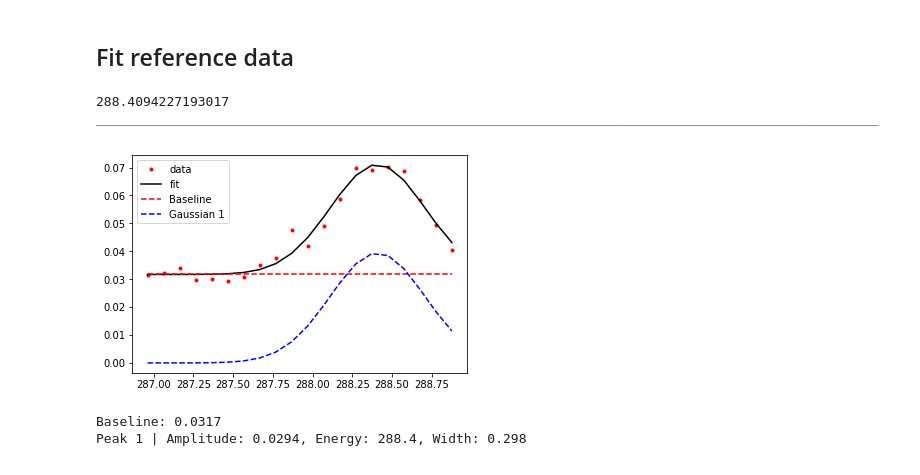
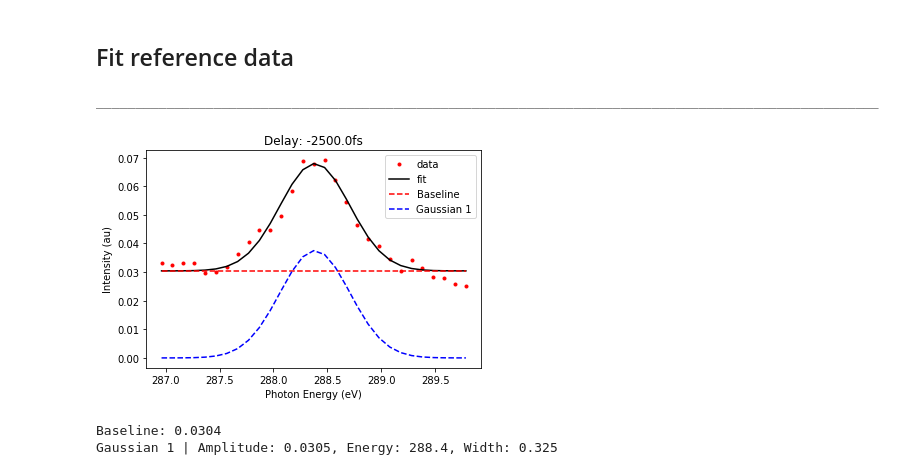
Before and after one commit to devonrball/FermiAnalysis_2018_CU, a Jupyter notebook: Scripts/Data Fitter.ipynb, the cells around one changed output. Cells and saved outputs as stored; diff of their text form; code cells hidden in the pictures.

```diff
--- a/Scripts/Data Fitter.ipynb
+++ b/Scripts/Data Fitter.ipynb
@@ -94,6 +84,20 @@ Loading data from: XAS_014_020_bin.h5
 # %% [markdown]
 ## Fit reference data
 # %%
+###### Trim data #####
+
+Fit_ROI_Min = 287
+Fit_ROI_Max = 290
+
+
+# Data Range
+X_Index_Min = (np.abs(Spectra_Energy - Fit_ROI_Min)).argmin()
+X_Index_Max = (np.abs(Spectra_Energy - Fit_ROI_Max)).argmin()
+Spectra_Values = np.transpose(Spectra_Values)
+Spectra_Values = Spectra_Values[X_Index_Min:X_Index_Max]
+Spectra_Values = np.transpose(Spectra_Values)
+Spectra_Energy = Spectra_Energy[X_Index_Min:X_Index_Max]
+
 ##### Fit reference data #####
 
 # Use negative delays for the reference data.
@@ -107,49 +111,39 @@ remove = np.argwhere(np.isnan(Spectra_Values[Reference_Index]))
 x = np.delete(Spectra_Energy,remove)
 y = np.delete(Spectra_Values[Reference_Index],remove)
 n = len(x)
 
 peaks = GaussianModel(prefix='G1_')
 background = LinearModel(prefix='B_')
 model = peaks + background
 
 params = model.make_params(B_slope=0, B_intercept=0.05,
                            G1_center=288.409422, G1_sigma=0.29755441, G1_amplitude=0.050,
                            G2_center=287.8, G2_sigma=0.3, G2_amplitude=0.050)
 
 params['B_slope'].vary = False
 
 ref = model.fit(y, params, x=x)
 
-print(ref.params['G1_center'].value)
 comps = ref.eval_components(ref.params, x=x)
-
-# Create fit spectra
-Fit_Energy = list()
-Fit_Values = list()
-j = 0
-while j*Fit_X_Delta+round(min(Spectra_Energy),1) <= round(max(Spectra_Energy),1) :
-    Fit_Energy.append(j*Fit_X_Delta+round(min(Spectra_Energy)))
-#        Fit_Values.append()
-    j += 1
 
 # Plot data and fits
 print('____________________________________________________________________________________________________')
 
 plt.plot(x, y,'r.', label='data')
 plt.plot(x, ref.best_fit, 'k-', label='fit')
 plt.plot(x, comps['B_'], 'r--', label='Baseline')
 plt.plot(x, comps['G1_'], 'b--', label='Gaussian 1')
-plt.legend()
+plt.legend(), plt.xlabel('Photon Energy (eV)'), plt.ylabel('Intensity (au)')
+plt.title('Delay: ' + str(Spectra_Delay[Reference_Index]) + 'fs')
 plt.show()
 
 print('Baseline: '+str(round(ref.params['B_intercept'].value,4)))
-print('Peak 1 | Amplitude: ' + str(round(ref.params['G1_amplitude'].value,4)) + ', Energy: ' + str(round(ref.params['G1_center'].value,1)) + ', Width: ' + str(round(ref.params['G1_sigma'].value,3)))
+print('Gaussian 1 | Amplitude: ' + str(round(ref.params['G1_amplitude'].value,4)) + ', Energy: ' + str(round(ref.params['G1_center'].value,1)) + ', Width: ' + str(round(ref.params['G1_sigma'].value,3)))
 # %% [output]
-288.4094227193017
 ____________________________________________________________________________________________________
-[figure, old version]
+[figure, new version]
-Baseline: 0.0317
-Peak 1 | Amplitude: 0.0294, Energy: 288.4, Width: 0.298
+Baseline: 0.0304
+Gaussian 1 | Amplitude: 0.0305, Energy: 288.4, Width: 0.325
 # %%
 ##### Fit data #####
 
```
Also changed, not shown: parts of 4 cells of this notebook, 1 other file.
